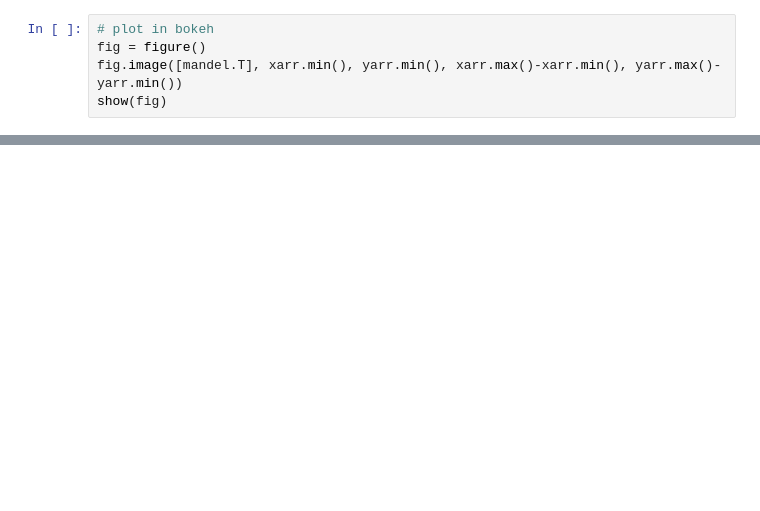
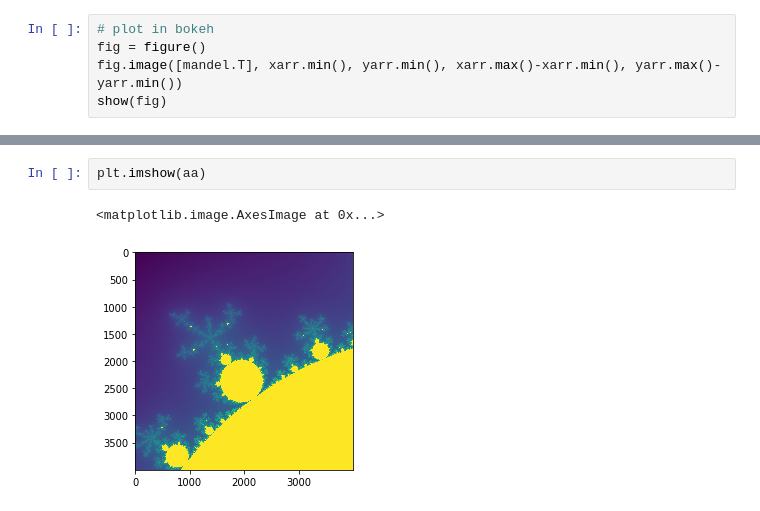
Before and after one commit to mha-py/mandelbrot, a Jupyter notebook: mandelbrot.ipynb, the cells around one changed output, grey strips where cells are left out. Drawn from its saved outputs; the diff is of its cells as text; blank space fills up the shorter version.

```diff
--- a/mandelbrot.ipynb
+++ b/mandelbrot.ipynb
@@ -276,0 +282,5 @@ show(fig)
+# %%
+plt.imshow(aa)
+# %% [output]
+<matplotlib.image.AxesImage at 0x...>
+[figure, added]
```
Also changed, not shown: parts of 7 cells of this notebook, 7 other files.
